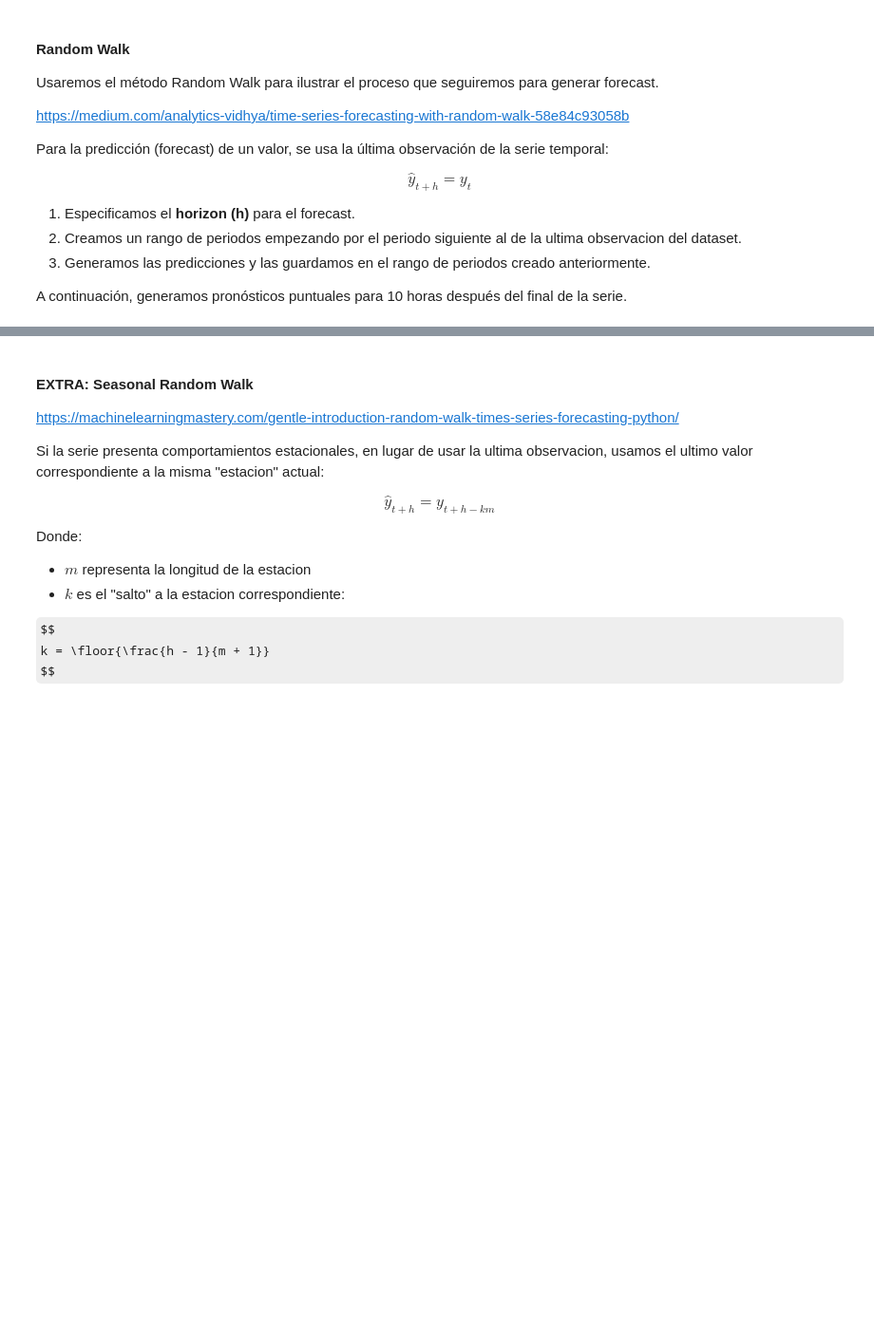
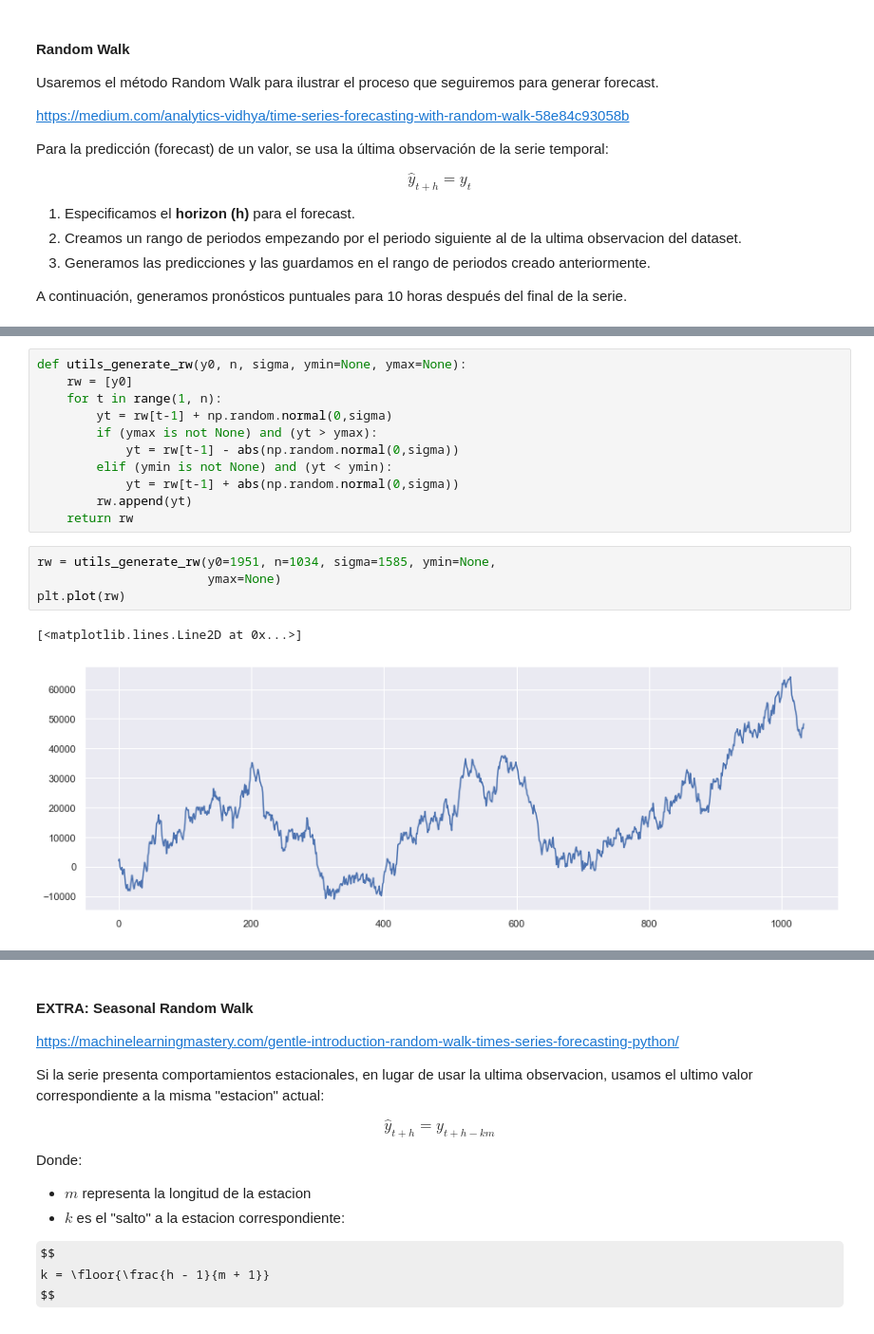
Before and after one commit to diplodatos2020/AprendizajeSupervisado_Mentoria, a Jupyter notebook: Practico_AS.ipynb, the cells around one changed output, grey strips where cells are left out. Shown at 95% size. Cells and saved outputs as stored; diff of their text form; some formulas as TeX source; blank space fills up the shorter version.

```diff
--- a/Practico_AS.ipynb
+++ b/Practico_AS.ipynb
@@ -115,0 +303,18 @@ A continuación, generamos pronósticos puntuales para 10 horas después del fin
+# %%
+def utils_generate_rw(y0, n, sigma, ymin=None, ymax=None):
+    rw = [y0]
+    for t in range(1, n):
+        yt = rw[t-1] + np.random.normal(0,sigma)
+        if (ymax is not None) and (yt > ymax):
+            yt = rw[t-1] - abs(np.random.normal(0,sigma))
+        elif (ymin is not None) and (yt < ymin):
+            yt = rw[t-1] + abs(np.random.normal(0,sigma))
+        rw.append(yt)
+    return rw
+# %%
+rw = utils_generate_rw(y0=1951, n=1034, sigma=1585, ymin=None,
+                       ymax=None)
+plt.plot(rw)
+# %% [output]
+[<matplotlib.lines.Line2D at 0x...>]
+[figure, added]
```
Also changed, not shown: parts of 34 cells of this notebook, 12 other files.
